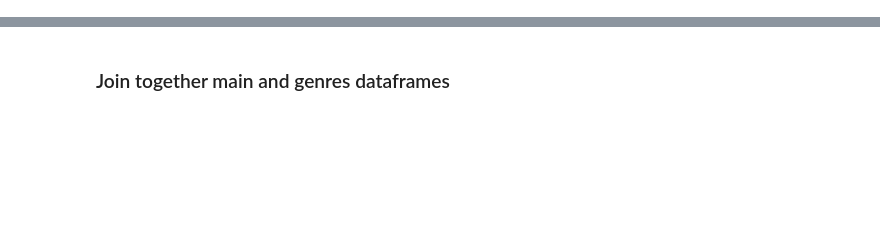
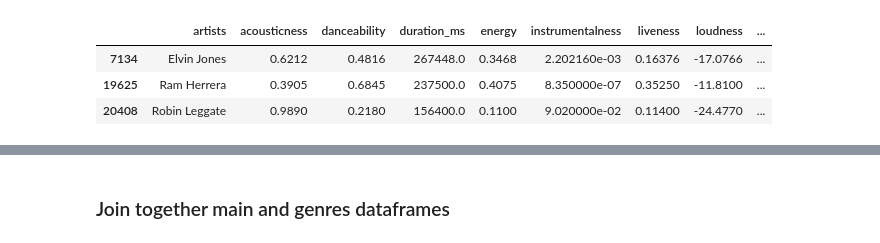
Before and after one commit to khyateed/song-classification-project, a Jupyter notebook: modeling_process.ipynb, the cells around one changed output, grey strips where cells are left out. Cells and saved outputs as stored; diff of their text form; code cells hidden in the pictures; blank space fills up the shorter version.

```diff
--- a/modeling_process.ipynb
+++ b/modeling_process.ipynb
@@ -45,3 +52,10 @@ df.sample(3)
+# %%
+df_genre.sample(3) # will be used to join genre column with main df
+# %% [output]
+|  | artists | acousticness | danceability | duration_ms | energy | instrumentalness | liveness | loudness | ... |
+| 7134 | Elvin Jones | 0.6212 | 0.4816 | 267448.0 | 0.3468 | 2.202160e-03 | 0.16376 | -17.0766 | ... |
+| 19625 | Ram Herrera | 0.3905 | 0.6845 | 237500.0 | 0.4075 | 8.350000e-07 | 0.35250 | -11.8100 | ... |
+| 20408 | Robin Leggate | 0.9890 | 0.2180 | 156400.0 | 0.1100 | 9.020000e-02 | 0.11400 | -24.4770 | ... |
 # %%
 #Check for NA Values
 df.isna().sum().any()
```
Also changed, not shown: parts of 78 cells of this notebook.
